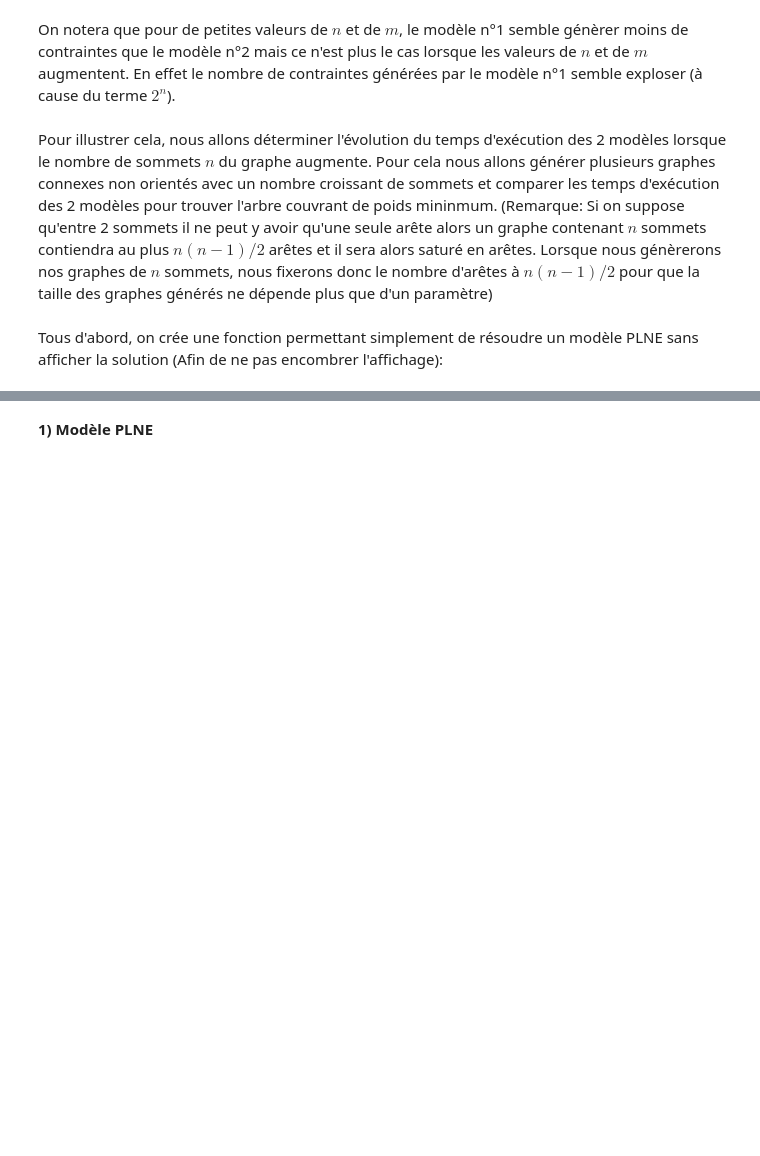
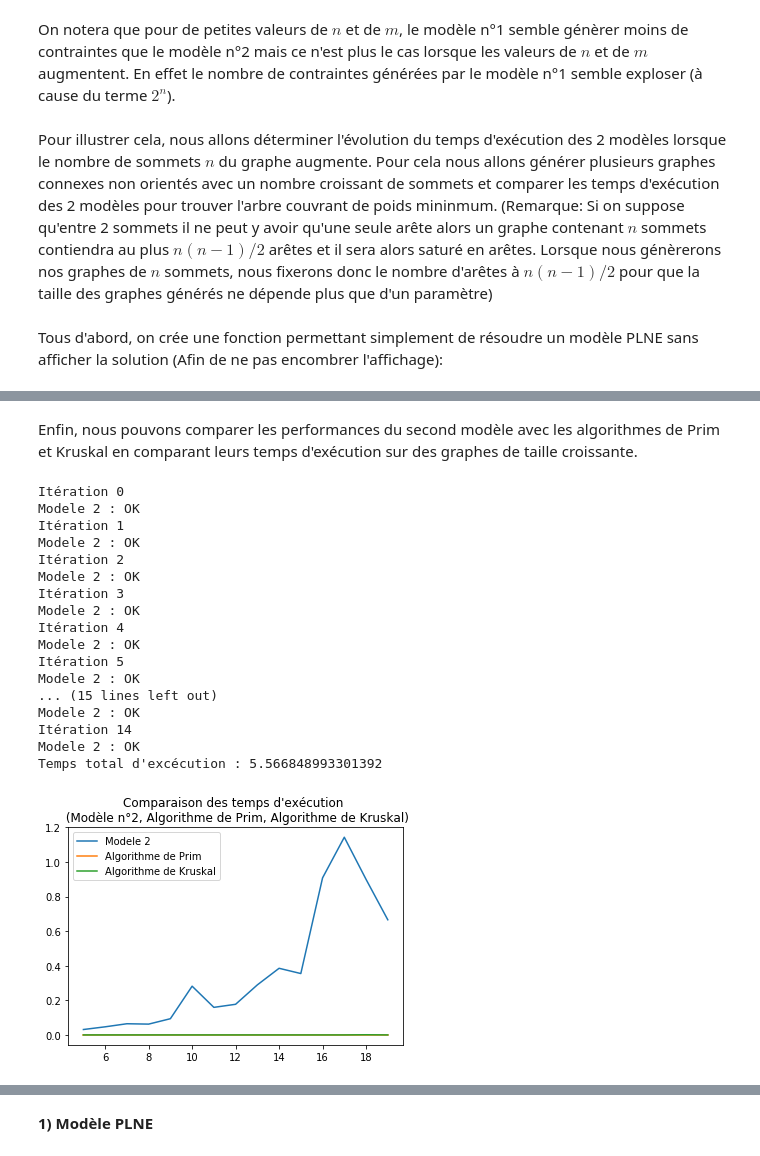
Before and after one commit to vbertret/Optimisation-Discrete, a Jupyter notebook: TEST-Copy1.ipynb, the cells around one changed output, grey strips where cells are left out. Cells and saved outputs as stored; diff of their text form; code cells hidden in the pictures; blank space fills up the shorter version.

```diff
--- a/TEST-Copy1.ipynb
+++ b/TEST-Copy1.ipynb
@@ -1197,0 +1238,50 @@ def JustSolve(Modele,numero):
+# %% [markdown]
+Enfin, nous pouvons comparer les performances du second modèle avec les algorithmes de Prim et Kruskal en comparant leurs temps d'exécution sur des graphes de taille croissante.
+# %%
+nTest=[i for i in range(5,20)] #On génère successivement des graphes de 5 à 20 sommets
+tModele2 = [] #Valeurs du modèle 2
+tPrim2 = [] #Valeurs Prim2
+tKruskal2 = [] #Valeurs Kruskal2
+T1 = time.time()
+for i in nTest:
+    print("Itération",i-5)
+    G = genGraphe2(i,int(i*(i-1)/2+1),1,10)
+    t1 = time.time()
+    JustSolve(ModelePLNE_2(G.ar),2)
+    t2 = time.time()
+    tModele2.append(t2-t1)
+    t1 = time.time()
+    Arbre_P = Prim2(G)
+    t2 = time.time()
+    tPrim2.append(t2-t1)
+    t1 = time.time()
+    Arbre_K = Kruskal2(G)
+    t2 = time.time()
+    tKruskal2.append(t2-t1)
+T2 = time.time()
+print("Temps total d'excécution :", T2-T1)
+plt.plot(nTest,tModele2,label="Modele 2")
+plt.plot(nTest,tPrim2,label="Algorithme de Prim")
+plt.plot(nTest,tKruskal2,label="Algorithme de Kruskal")
+plt.legend()
+plt.title("Comparaison des temps d'exécution \n (Modèle n°2, Algorithme de Prim, Algorithme de Kruskal)")
+plt.show()
+# %% [output]
+Itération 0
+Modele 2 : OK
+Itération 1
+Modele 2 : OK
+Itération 2
+Modele 2 : OK
+Itération 3
+Modele 2 : OK
+Itération 4
+Modele 2 : OK
+Itération 5
+Modele 2 : OK
+... (15 lines left out)
+Modele 2 : OK
+Itération 14
+Modele 2 : OK
+Temps total d'excécution : 5.566848993301392
+[figure, added]
```
Also changed, not shown: parts of 70 cells of this notebook.
